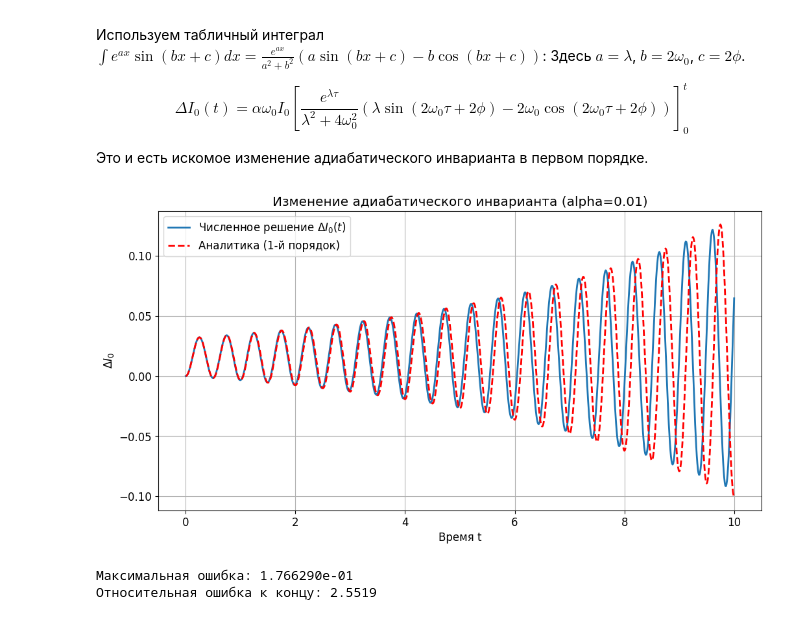
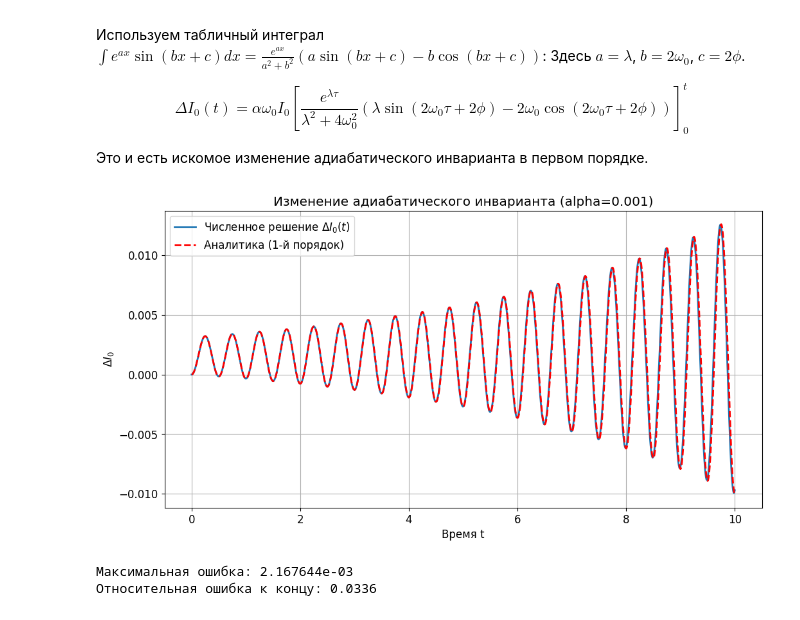
Before and after one commit to phys-dev/nonlinear-dynamics-book, a Jupyter notebook: task_2.ipynb, the cells around one changed output. Saved outputs shown, nothing was run; the diff lists cells and outputs as text; code cells hidden in the pictures.

```diff
--- a/task_2.ipynb
+++ b/task_2.ipynb
@@ -69,7 +69,7 @@ def system_dynamics(t, y, omega0, alpha, lam):
 
 # Параметры
 omega0 = 2 * np.pi * 1.0
-alpha = 0.01  # Малое возмущение
+alpha = 0.001  # Малое возмущение
 lam = 0.2     # Скорость роста возмущения
 t_max = 10.0
 t_eval = np.linspace(0, t_max, 1000)
@@ -95,33 +95,33 @@ Delta_I_numeric = I0_numeric - I0_initial
 # Если v0=0, то phi=0 (или pi), A=x0.
 phi = 0
 A = x0
 
 def analytical_delta_I(t, omega0, alpha, lam, I0, phi):
     denom = lam**2 + 4*omega0**2
 
     term_t = np.exp(lam * t) * (lam * np.sin(2*omega0*t + 2*phi) - 2*omega0 * np.cos(2*omega0*t + 2*phi))
     term_0 = (lam * np.sin(2*phi) - 2*omega0 * np.cos(2*phi))
 
     return alpha * omega0 * I0 / denom * (term_t - term_0)
 
 Delta_I_analytic = analytical_delta_I(t, omega0, alpha, lam, I0_initial, phi)
 
 # Визуализация
 plt.figure(figsize=(12, 6))
 plt.plot(t, Delta_I_numeric, label='Численное решение $\Delta I_0(t)$', linewidth=2)
 plt.plot(t, Delta_I_analytic, 'r--', label='Аналитика (1-й порядок)', linewidth=2)
 plt.title(f'Изменение адиабатического инварианта (alpha={alpha})')
 plt.xlabel('Время t')
 plt.ylabel('$\Delta I_0$')
 plt.legend()
 plt.grid(True)
 plt.show()
 
 # Проверка ошибки
 error = np.abs(Delta_I_numeric - Delta_I_analytic)
 print(f"Максимальная ошибка: {np.max(error):.6e}")
 print(f"Относительная ошибка к концу: {error[-1]/np.abs(Delta_I_numeric[-1]):.4f}")
 # %% [output]
-[figure, old version]
+[figure, new version]
-Максимальная ошибка: 1.766290e-01
-Относительная ошибка к концу: 2.5519
+Максимальная ошибка: 2.167644e-03
+Относительная ошибка к концу: 0.0336
```
Also changed, not shown: 1 other file.
